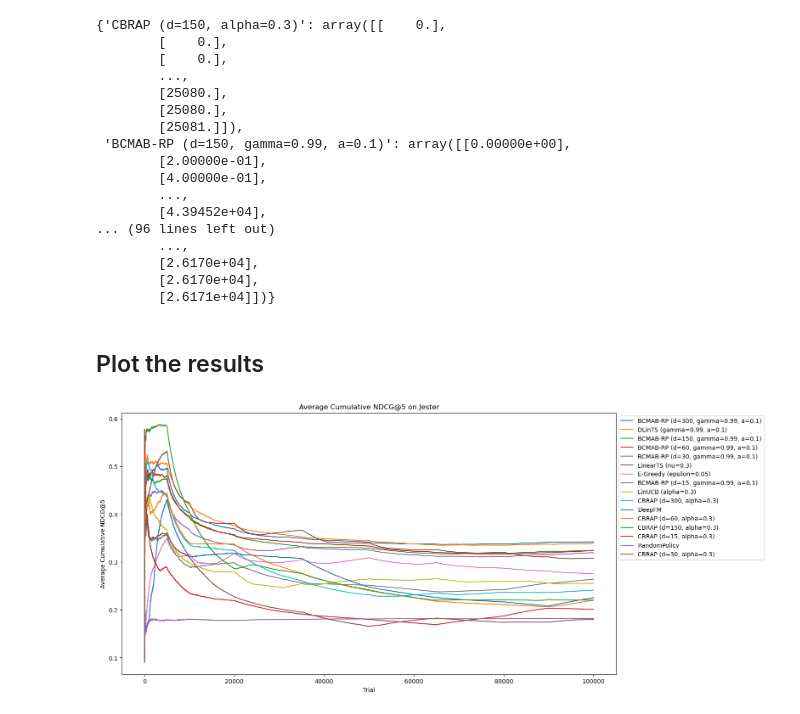
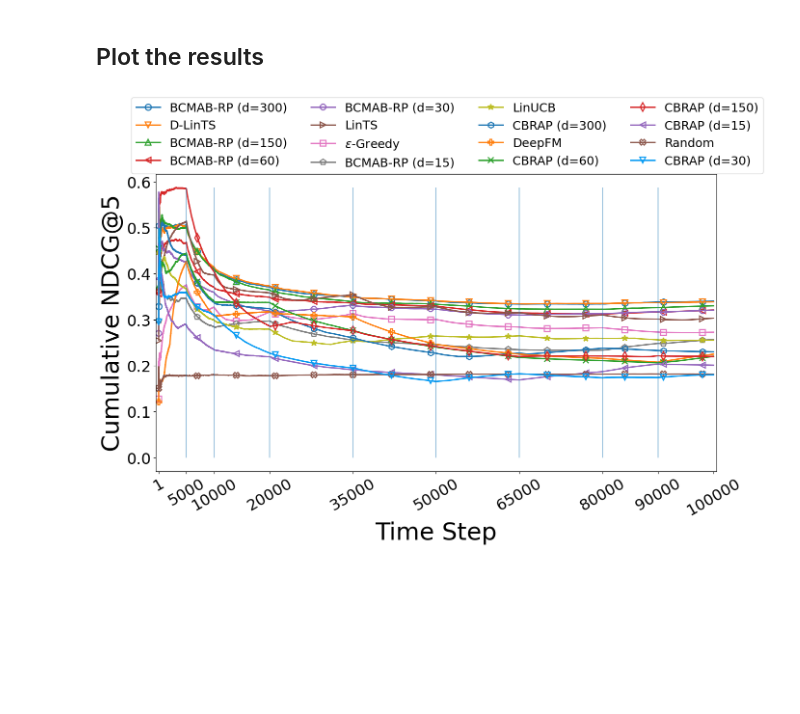
Before and after one commit to saeedghoorchian/BCMAB-RP, a Jupyter notebook: plotting/plotting_jester_results.ipynb, the cells around one changed output. Saved outputs shown, nothing was run; the diff lists cells and outputs as text; code cells hidden in the pictures; blank space fills up the shorter version.

```diff
--- a/plotting/plotting_jester_results.ipynb
+++ b/plotting/plotting_jester_results.ipynb
@@ -31,23 +57,45 @@ for i, p in enumerate(pickle_paths):
+# %%
+new_reward_dict = {
+    'BCMAB-RP (d=300)': reward_dict['BCMAB-RP (d=300, gamma=0.99, a=0.1)'],
+    'CBRAP (d=30)': reward_dict['CBRAP (d=30, alpha=0.3)'],
+    r'$\epsilon$-Greedy':  reward_dict['E-Greedy (epsilon=0.05)'],
+    'DeepFM': reward_dict['DeepFM'],
+    'BCMAB-RP (d=60)': reward_dict['BCMAB-RP (d=60, gamma=0.99, a=0.1)'],
+    'CBRAP (d=150)': reward_dict['CBRAP (d=150, alpha=0.3)'],
+    'LinTS': reward_dict['LinearTS (nu=0.3)'],
+    'CBRAP (d=300)': reward_dict['CBRAP (d=300, alpha=0.3)'],
+    'BCMAB-RP (d=15)': reward_dict['BCMAB-RP (d=15, gamma=0.99, a=0.1)'],
+    'LinUCB': reward_dict['LinUCB (alpha=0.3)'],
+    'CBRAP (d=60)': reward_dict['CBRAP (d=60, alpha=0.3)'],
+    'BCMAB-RP (d=30)': reward_dict['BCMAB-RP (d=30, gamma=0.99, a=0.1)'],
+    'Random': reward_dict['RandomPolicy'],
+    'D-LinTS': reward_dict['DLinTS (gamma=0.99, a=0.1)'],
+    'CBRAP (d=15)': reward_dict['CBRAP (d=15, alpha=0.3)'],
+    'BCMAB-RP (d=150)': reward_dict['BCMAB-RP (d=150, gamma=0.99, a=0.1)'],
+}
 # %%
-reward_dict
+reward_dict = new_reward_dict
-# %% [output]
-{'CBRAP (d=150, alpha=0.3)': array([[    0.],
-        [    0.],
-        [    0.],
-        ...,
-        [25080.],
-        [25080.],
-        [25081.]]),
- 'BCMAB-RP (d=150, gamma=0.99, a=0.1)': array([[0.00000e+00],
-        [2.00000e-01],
-        [4.00000e-01],
-        ...,
-        [4.39452e+04],
-... (96 lines left out)
-        ...,
-        [2.6170e+04],
-        [2.6170e+04],
-        [2.6171e+04]])}
+# %%
+new_ndcg_dict = {
+    'BCMAB-RP (d=300)': ndcg_dict['BCMAB-RP (d=300, gamma=0.99, a=0.1)'],
+    'CBRAP (d=30)': ndcg_dict['CBRAP (d=30, alpha=0.3)'],
+    r'$\epsilon$-Greedy':  ndcg_dict['E-Greedy (epsilon=0.05)'],
+    'DeepFM': ndcg_dict['DeepFM'],
+    'BCMAB-RP (d=60)': ndcg_dict['BCMAB-RP (d=60, gamma=0.99, a=0.1)'],
+    'CBRAP (d=150)': ndcg_dict['CBRAP (d=150, alpha=0.3)'],
+    'LinTS': ndcg_dict['LinearTS (nu=0.3)'],
+    'CBRAP (d=300)': ndcg_dict['CBRAP (d=300, alpha=0.3)'],
+    'BCMAB-RP (d=15)': ndcg_dict['BCMAB-RP (d=15, gamma=0.99, a=0.1)'],
+    'LinUCB': ndcg_dict['LinUCB (alpha=0.3)'],
+    'CBRAP (d=60)': ndcg_dict['CBRAP (d=60, alpha=0.3)'],
+    'BCMAB-RP (d=30)': ndcg_dict['BCMAB-RP (d=30, gamma=0.99, a=0.1)'],
+    'Random': ndcg_dict['RandomPolicy'],
+    'D-LinTS': ndcg_dict['DLinTS (gamma=0.99, a=0.1)'],
+    'CBRAP (d=15)': ndcg_dict['CBRAP (d=15, alpha=0.3)'],
+    'BCMAB-RP (d=150)': ndcg_dict['BCMAB-RP (d=150, gamma=0.99, a=0.1)'],
+}
+# %%
+ndcg_dict = new_ndcg_dict
 # %%
 CHANGE_POINTS = [1, 5000, 10000, 20000, 35000, 50000, 65000, 80000, 90000, 100000]
 # %% [markdown]
@@ -126,8 +190,8 @@ def plot_ctrs_or_rewards(reward_dict, plot_type, change_points):
     plt.show();
-# %%
-plot_ndcg(ndcg_dict)
-# %% [output]
-[figure, removed]
+# %%
+plot_ctrs_or_rewards(ndcg_dict, "NDCG", CHANGE_POINTS);
+# %% [output]
+[figure, added]
 # %%
 plot_ctrs_or_rewards(reward_dict, "CTR", CHANGE_POINTS);
 # %% [output]
```
Also changed, not shown: parts of 13 cells of this notebook, 3 other files.
